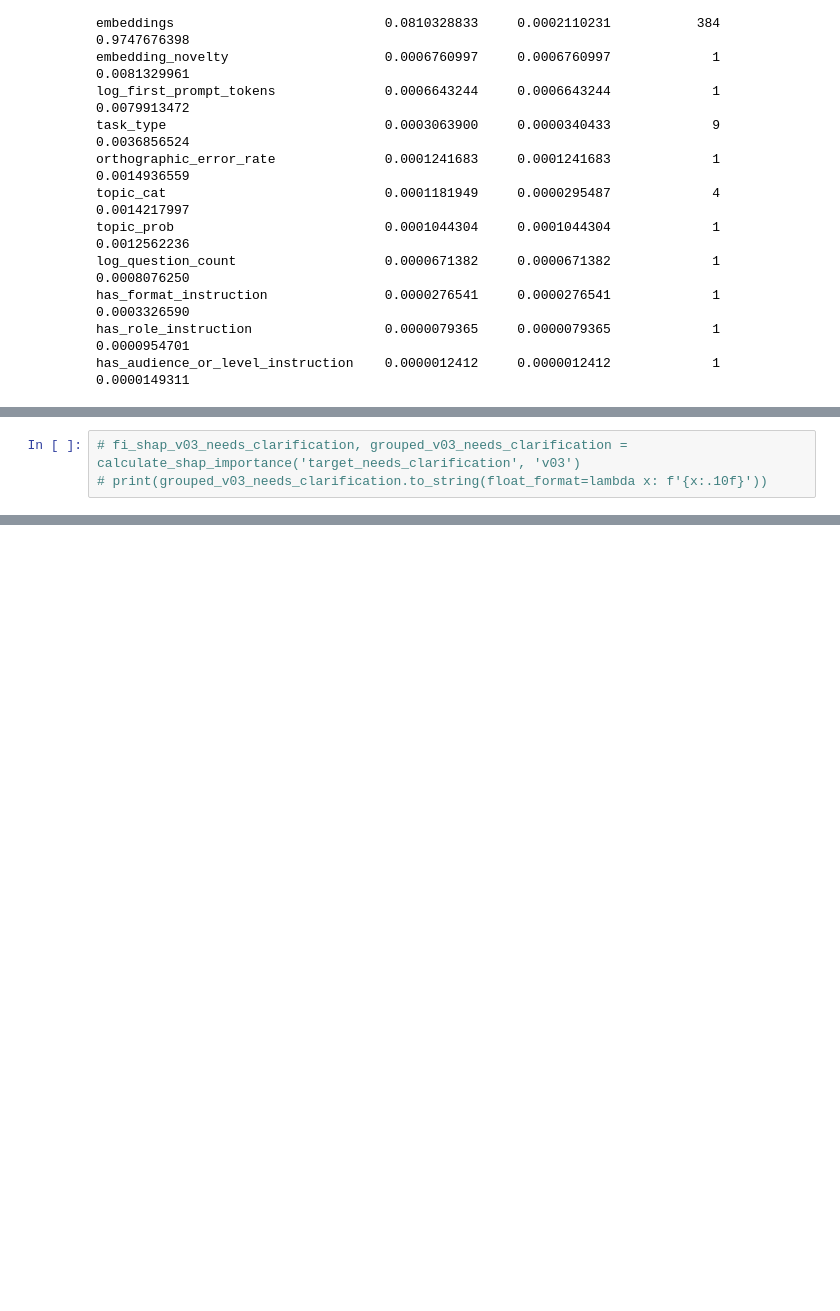
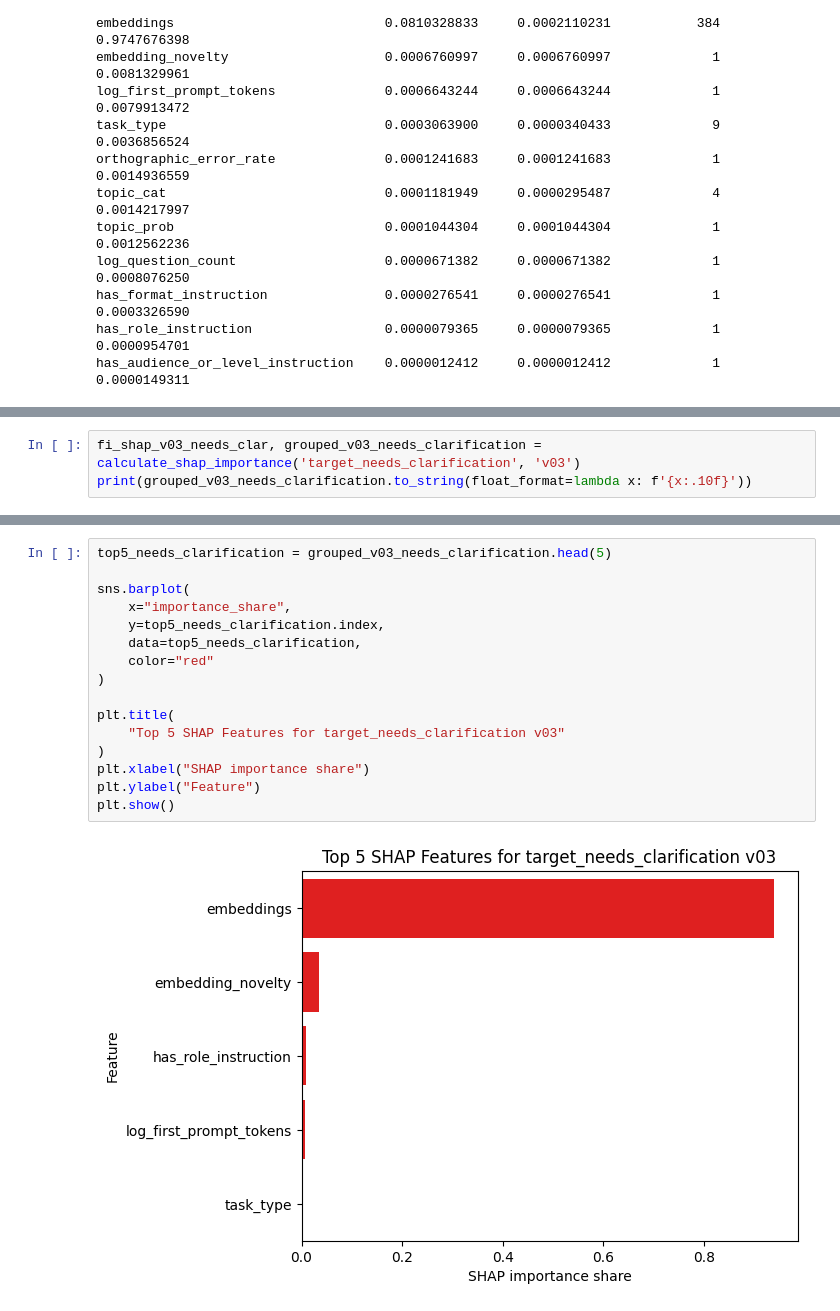
Before and after one commit to Thoericht/llm-sustainability-analysis, a Jupyter notebook: 02_notebooks/04_sustainability_modelling_ran_forest.ipynb, the cells around one changed output, grey strips where cells are left out. Saved outputs shown, nothing was run; the diff lists cells and outputs as text; blank space fills up the shorter version.

```diff
--- a/02_notebooks/04_sustainability_modelling_ran_forest.ipynb
+++ b/02_notebooks/04_sustainability_modelling_ran_forest.ipynb
@@ -416,3 +500,3 @@ has_audience_or_level_instruction    0.0000012412     0.0000012412             1
 # %%
-# fi_shap_v03_needs_clarification, grouped_v03_needs_clarification = calculate_shap_importance('target_needs_clarification', 'v03')
-# print(grouped_v03_needs_clarification.to_string(float_format=lambda x: f'{x:.10f}'))
+fi_shap_v03_needs_clar, grouped_v03_needs_clarification = calculate_shap_importance('target_needs_clarification', 'v03')
+print(grouped_v03_needs_clarification.to_string(float_format=lambda x: f'{x:.10f}'))
@@ -418,0 +517,18 @@ has_audience_or_level_instruction    0.0000012412     0.0000012412             1
+# %%
+top5_needs_clarification = grouped_v03_needs_clarification.head(5)
+
+sns.barplot(
+    x="importance_share",
+    y=top5_needs_clarification.index,
+    data=top5_needs_clarification,
+    color="red"
+)
+
+plt.title(
+    "Top 5 SHAP Features for target_needs_clarification v03"
+)
+plt.xlabel("SHAP importance share")
+plt.ylabel("Feature")
+plt.show()
+# %% [output]
+[figure, added]
```
Also changed, not shown: parts of 14 cells of this notebook.
